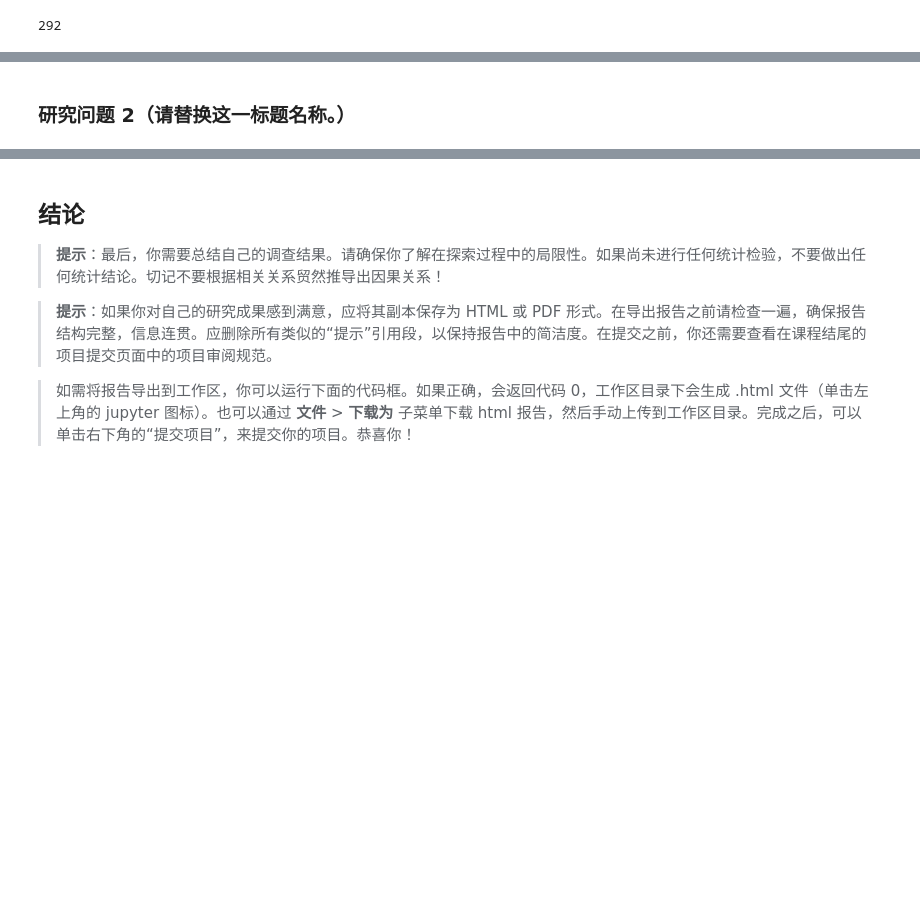
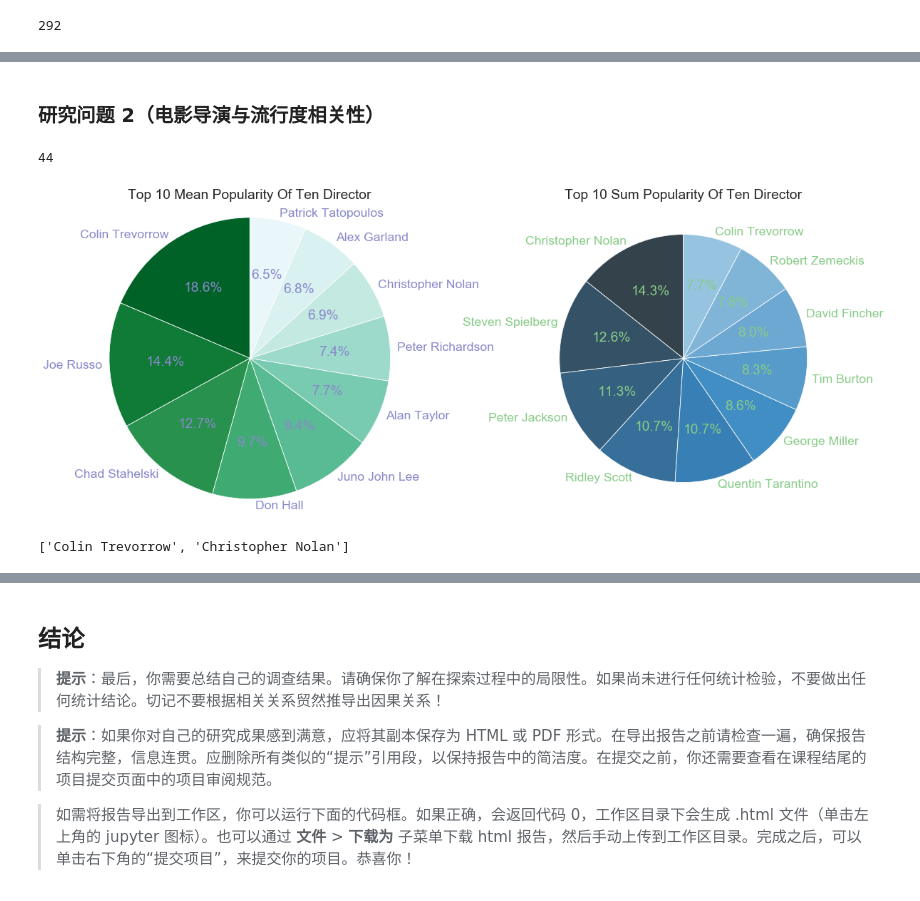
Before and after one commit to ZenRay/DAND_NewProject, a Jupyter notebook: BasicP2DataProcess/investigate-a-dataset-TMDB_Movie.ipynb, the cells around one changed output, grey strips where cells are left out. Drawn from its saved outputs; the diff is of its cells as text; code cells hidden in the pictures; blank space fills up the shorter version.

```diff
--- a/BasicP2DataProcess/investigate-a-dataset-TMDB_Movie.ipynb
+++ b/BasicP2DataProcess/investigate-a-dataset-TMDB_Movie.ipynb
@@ -186,2 +284,2 @@ df["release_date"] = pd.to_datetime(change_date)
 # %% [markdown]
-### 研究问题 2（请替换这一标题名称。）
+### 研究问题 2（电影导演与流行度相关性）
@@ -191,0 +286,10 @@ df["release_date"] = pd.to_datetime(change_date)
+# %%
+df.director.isnull().sum()
+# %% [output]
+44
+# %%
+df["director_fix"] = df["director"]
+df.loc[df.director.notnull(), "director_fix"] = df.loc[df.director.notnull(), "director_fix"].str.split("|").apply(lambda x: x[0].strip())
+# %%
+director_sum_popularity = df.groupby("director_fix").popularity.sum().nlargest(10)
+director_mean_popularity = df.groupby("director_fix").popularity.mean().nlargest(10)
@@ -191,0 +301,22 @@ df["release_date"] = pd.to_datetime(change_date)
+# %%
+with sns.axes_style("dark"), sns.plotting_context("paper", font_scale=2):
+
+    fig, ax = plt.subplots(figsize=(20, 8), ncols=2)
+    ax[0].pie(director_mean_popularity, labels=director_mean_popularity.index,
+           startangle=90, autopct="%1.1f%%", labeldistance=1.05, textprops={"color":"#8989CC"},
+              colors=sns.color_palette("BuGn_r", n_colors=10))
+    ax[0].axis("equal")
+    ax[0].set_title("Top 10 Mean Popularity Of Ten Director")
+
+
+    ax[1].pie(director_sum_popularity, labels=director_sum_popularity.index,
+             startangle=90, autopct="%1.1f%%", labeldistance=1.05,textprops={"color":"#89CC89"},
+             colors=sns.color_palette("Blues_d", n_colors=10))
+    ax[1].set_title("Top 10 Sum Popularity Of Ten Director")
+    plt.show()
+# %% [output]
+[figure, added]
+# %%
+director_mean_popularity.index.intersection(director_sum_popularity.index).tolist()
+# %% [output]
+['Colin Trevorrow', 'Christopher Nolan']
```
Also changed, not shown: parts of 54 cells of this notebook.
